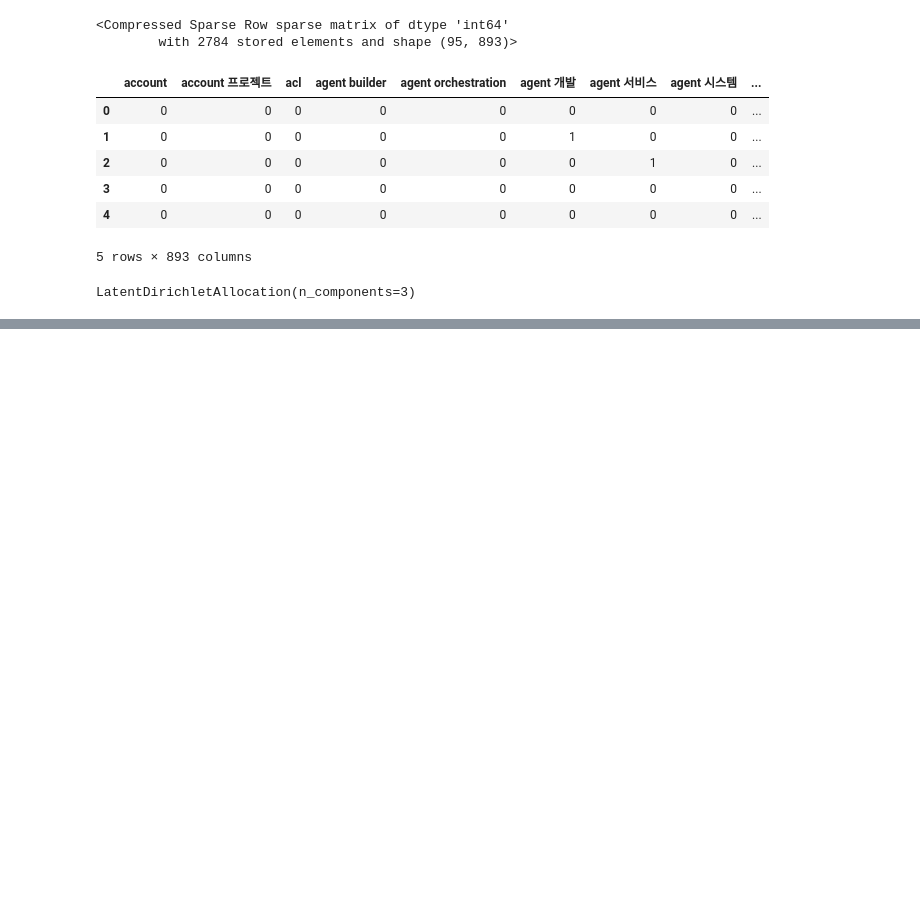
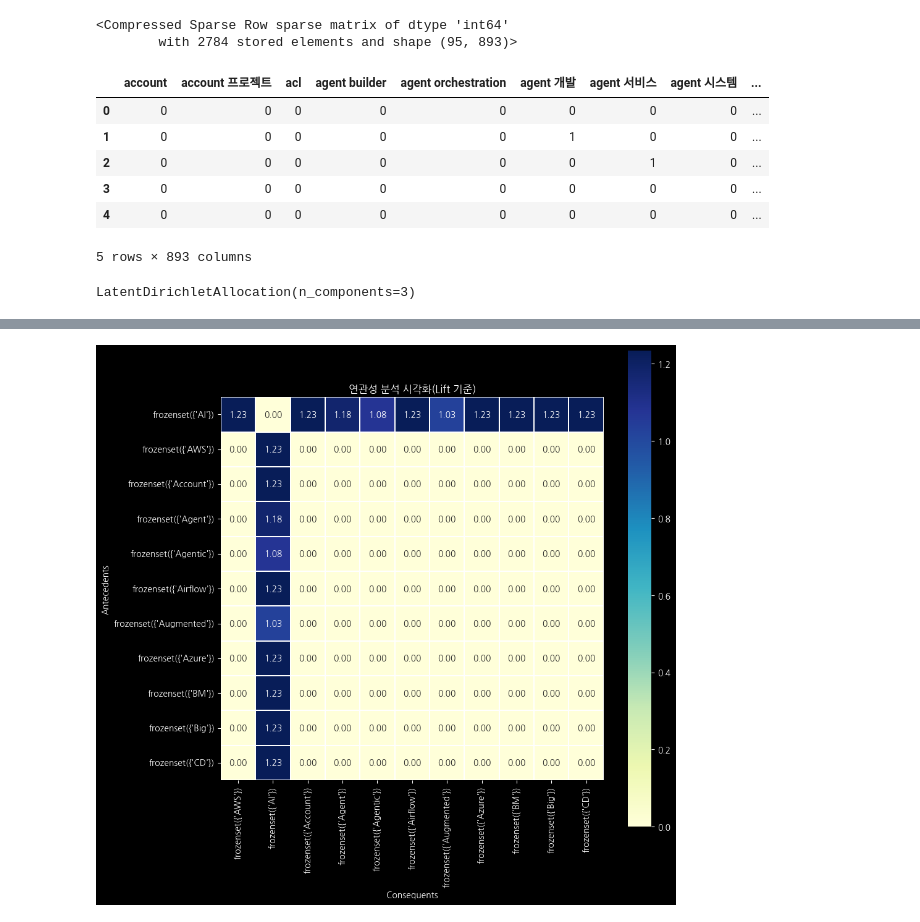
Before and after one commit to yeonsanghun/portenup_ai3_project1_3, a Jupyter notebook: jinwoo/gropubyskillset.ipynb, the cells around one changed output, grey strips where cells are left out. Drawn from its saved outputs; the diff is of its cells as text; code cells hidden in the pictures; blank space fills up the shorter version.

```diff
--- a/jinwoo/gropubyskillset.ipynb
+++ b/jinwoo/gropubyskillset.ipynb
@@ -373,0 +489,3 @@ for n in range(jobmain_n_topic):
+# %%
+jobmain_df = pd.DataFrame(jobmain_te_arr, columns=jobmain_te.columns_)
+jobmain_df
@@ -373,0 +540,5 @@ for n in range(jobmain_n_topic):
+# %%
+from mlxtend.frequent_patterns import apriori, association_rules
+
+frequent_itemsets_jobmain = apriori(jobmain_df, min_support=0.02, use_colnames=True, max_len=2)
+frequent_itemsets_jobmain
@@ -373,0 +593,3 @@ for n in range(jobmain_n_topic):
+# %%
+jobmain_rules = association_rules(frequent_itemsets_jobmain, metric="lift", min_threshold=1.0)
+jobmain_rules[["antecedents", "consequents", "support", "confidence", "lift"]]
@@ -373,0 +648,5 @@ for n in range(jobmain_n_topic):
+# %%
+jobmain_pivot_data = jobmain_rules.head(20).pivot_table(
+    index="antecedents", columns="consequents", values="lift", fill_value=0
+)
+jobmain_pivot_data
@@ -373,0 +708,9 @@ for n in range(jobmain_n_topic):
+# %%
+plt.figure(figsize=(10,10))
+sns.heatmap(jobmain_pivot_data, annot=True, cmap="YlGnBu", fmt=".2f", linewidths=0.3, square=True)
+plt.title("연관성 분석 시각화(Lift 기준)")
+plt.xlabel("Consequents")
+plt.ylabel("Antecedents")
+plt.show()
+# %% [output]
+[figure, added]
```
Also changed, not shown: parts of 43 cells of this notebook.
